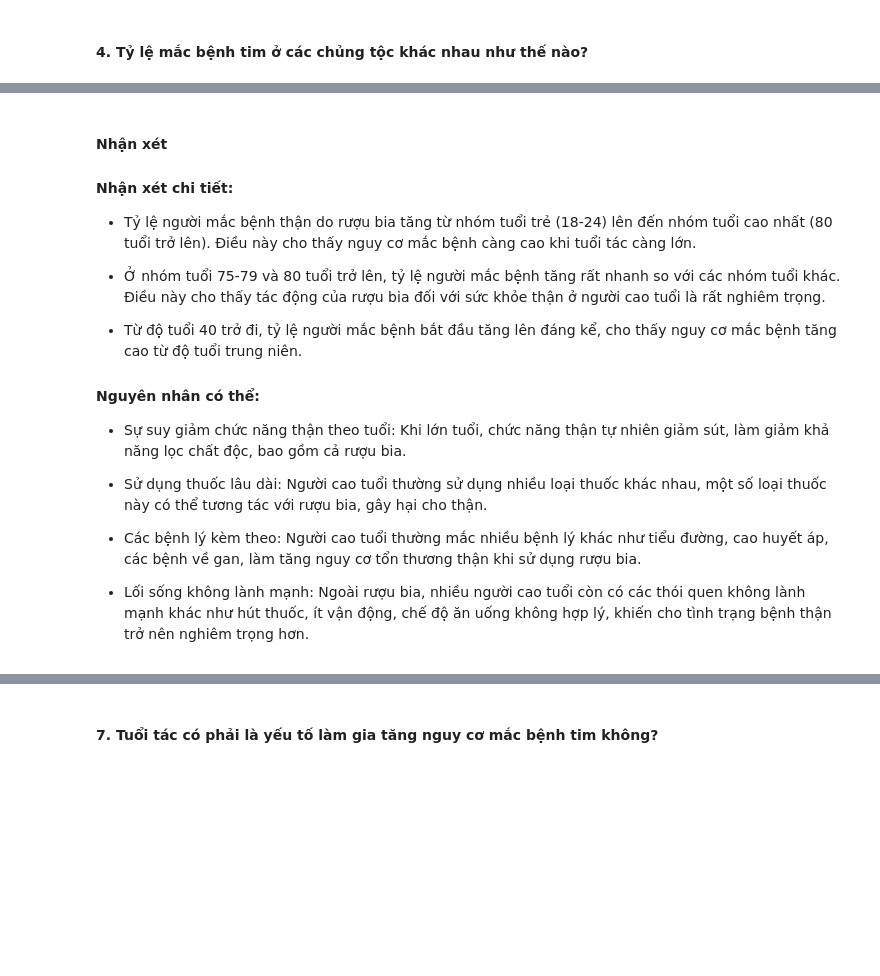
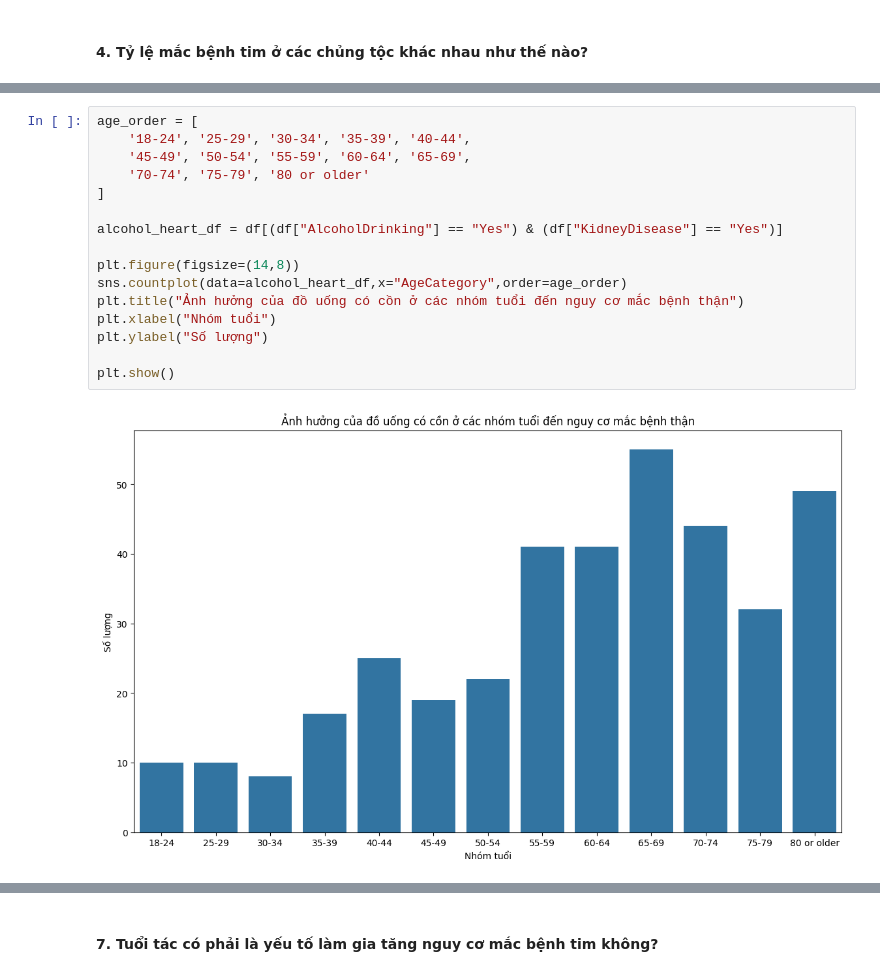
Before and after one commit to richardnguyen0715/Pro4DS-FinalProject-HandleKaggleDatasetProblems, a Jupyter notebook: Source/DataExploration.ipynb, the cells around one changed output, grey strips where cells are left out. Cells and saved outputs as stored; diff of their text form; blank space fills up the shorter version.

Commit message:
Tri_Update_DataExploration

```diff
--- a/Source/DataExploration.ipynb
+++ b/Source/DataExploration.ipynb
@@ -702,18 +613,19 @@ plt.show()
-# %% [markdown]
-#### **Nhận xét**
-#### Nhận xét chi tiết:
-- Tỷ lệ người mắc bệnh thận do rượu bia tăng từ nhóm tuổi trẻ (18-24) lên đến nhóm tuổi cao nhất (80 tuổi trở lên). Điều này cho thấy nguy cơ mắc bệnh càng cao khi tuổi tác càng lớn.
-
-- Ở nhóm tuổi 75-79 và 80 tuổi trở lên, tỷ lệ người mắc bệnh tăng rất nhanh so với các nhóm tuổi khác. Điều này cho thấy tác động của rượu bia đối với sức khỏe thận ở người cao tuổi là rất nghiêm trọng.
-
-- Từ độ tuổi 40 trở đi, tỷ lệ người mắc bệnh bắt đầu tăng lên đáng kể, cho thấy nguy cơ mắc bệnh tăng cao từ độ tuổi trung niên.
-
-#### Nguyên nhân có thể:
-- Sự suy giảm chức năng thận theo tuổi: Khi lớn tuổi, chức năng thận tự nhiên giảm sút, làm giảm khả năng lọc chất độc, bao gồm cả rượu bia.
-
-- Sử dụng thuốc lâu dài: Người cao tuổi thường sử dụng nhiều loại thuốc khác nhau, một số loại thuốc này có thể tương tác với rượu bia, gây hại cho thận.
-
-- Các bệnh lý kèm theo: Người cao tuổi thường mắc nhiều bệnh lý khác như tiểu đường, cao huyết áp, các bệnh về gan, làm tăng nguy cơ tổn thương thận khi sử dụng rượu bia.
-
-- Lối sống không lành mạnh: Ngoài rượu bia, nhiều người cao tuổi còn có các thói quen không lành mạnh khác như hút thuốc, ít vận động, chế độ ăn uống không hợp lý, khiến cho tình trạng bệnh thận trở nên nghiêm trọng hơn.
+# %%
+age_order = [
+    '18-24', '25-29', '30-34', '35-39', '40-44',
+    '45-49', '50-54', '55-59', '60-64', '65-69',
+    '70-74', '75-79', '80 or older'
+]
+
+alcohol_heart_df = df[(df["AlcoholDrinking"] == "Yes") & (df["KidneyDisease"] == "Yes")]
+
+plt.figure(figsize=(14,8))
+sns.countplot(data=alcohol_heart_df,x="AgeCategory",order=age_order)
+plt.title("Ảnh hưởng của đồ uống có cồn ở các nhóm tuổi đến nguy cơ mắc bệnh thận")
+plt.xlabel("Nhóm tuổi")
+plt.ylabel("Số lượng")
+
+plt.show()
+# %% [output]
+[figure, added]
 # %% [markdown]
```
Also changed, not shown: parts of 26 cells of this notebook.
